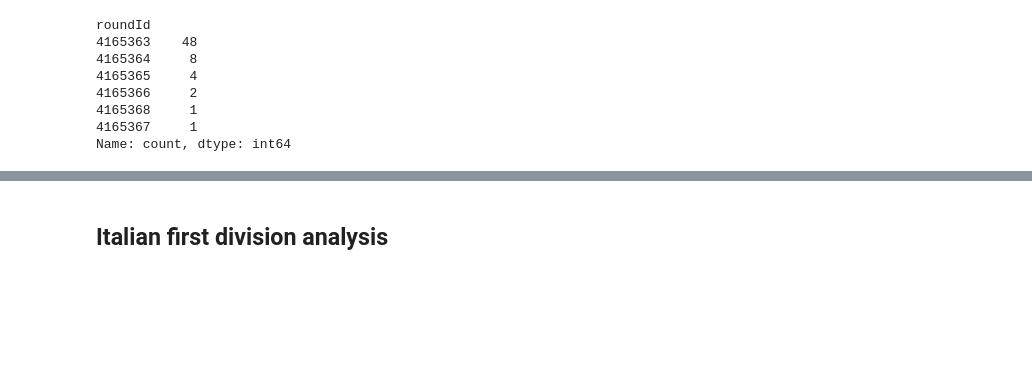
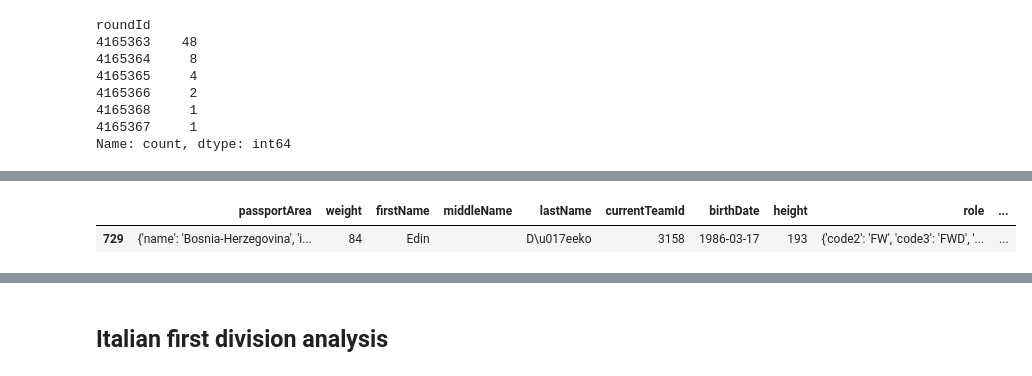
Before and after one commit to PasqualeEsposito/Geospatial_Analytics, a Jupyter notebook: analysis.ipynb, the cells around one changed output, grey strips where cells are left out. Saved outputs shown, nothing was run; the diff lists cells and outputs as text; code cells hidden in the pictures; blank space fills up the shorter version.

```diff
--- a/analysis.ipynb
+++ b/analysis.ipynb
@@ -834,0 +943,2 @@ Name: count, dtype: int64
+# %%
+italian_events_df = pd.DataFrame(events['Italy'])
@@ -834,0 +961,5 @@ Name: count, dtype: int64
+# %%
+players_df[players_df['wyId']==italian_events_df.iloc[0]['playerId']]
+# %% [output]
+|  | passportArea | weight | firstName | middleName | lastName | currentTeamId | birthDate | height | role | ... |
+| 729 | {'name': 'Bosnia-Herzegovina', 'i... | 84 | Edin |  | D\u017eeko | 3158 | 1986-03-17 | 193 | {'code2': 'FW', 'code3': 'FWD', '... | ... |
```
Also changed, not shown: parts of 15 cells of this notebook, 1 other file.
